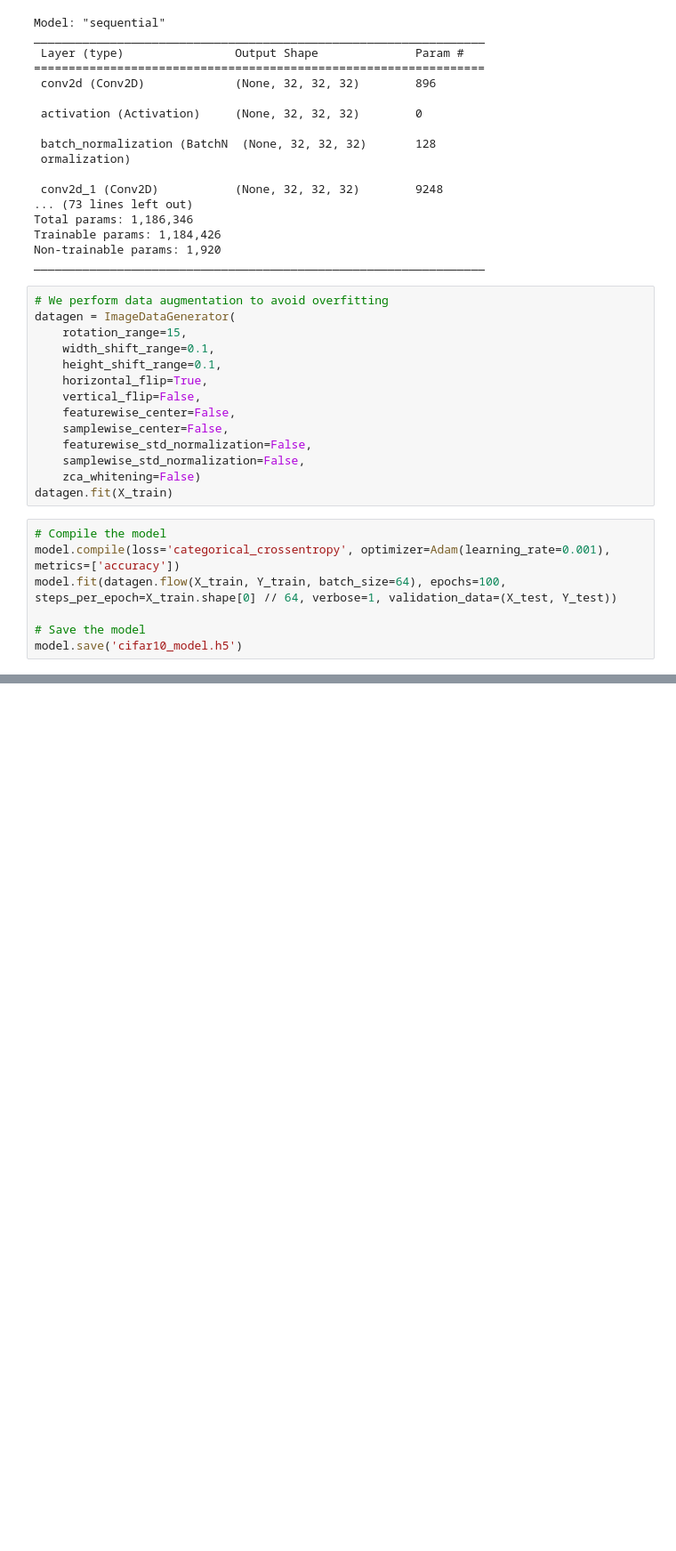
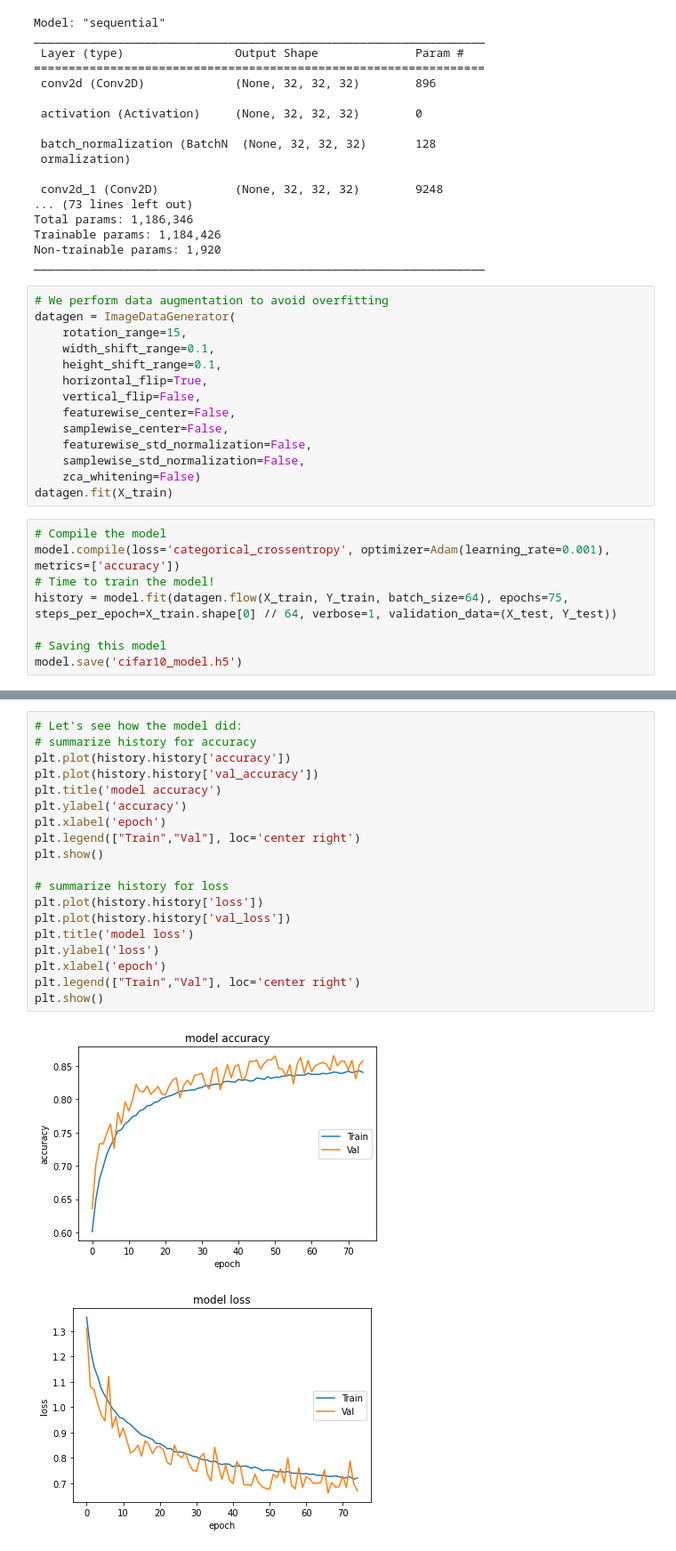
Before and after one commit to neo-fetch/temp, a Jupyter notebook: CNN_18XJ1A0529_CIFAR.ipynb, the cells around one changed output, grey strips where cells are left out. Shown: that part at 89% size. Saved outputs shown, nothing was run; the diff lists cells and outputs as text; blank space fills up the shorter version.

```diff
--- a/CNN_18XJ1A0529_CIFAR.ipynb
+++ b/CNN_18XJ1A0529_CIFAR.ipynb
@@ -150,8 +154,9 @@ datagen.fit(X_train)
 # %%
 # Compile the model
 model.compile(loss='categorical_crossentropy', optimizer=Adam(learning_rate=0.001), metrics=['accuracy'])
-model.fit(datagen.flow(X_train, Y_train, batch_size=64), epochs=100, steps_per_epoch=X_train.shape[0] // 64, verbose=1, validation_data=(X_test, Y_test))
+# Time to train the model!
+history = model.fit(datagen.flow(X_train, Y_train, batch_size=64), epochs=75, steps_per_epoch=X_train.shape[0] // 64, verbose=1, validation_data=(X_test, Y_test))
 
-# Save the model
+# Saving this model
 model.save('cifar10_model.h5')
 # %% [output]
@@ -177,0 +180,22 @@ Epoch 100/100
+# %%
+# Let's see how the model did:
+# summarize history for accuracy
+plt.plot(history.history['accuracy'])
+plt.plot(history.history['val_accuracy'])
+plt.title('model accuracy')
+plt.ylabel('accuracy')
+plt.xlabel('epoch')
+plt.legend(["Train","Val"], loc='center right')
+plt.show()
+
+# summarize history for loss
+plt.plot(history.history['loss'])
+plt.plot(history.history['val_loss'])
+plt.title('model loss')
+plt.ylabel('loss')
+plt.xlabel('epoch')
+plt.legend(["Train","Val"], loc='center right')
+plt.show()
+# %% [output]
+[figure, added]
+[figure, added]
```
Also changed, not shown: parts of 8 cells of this notebook.
